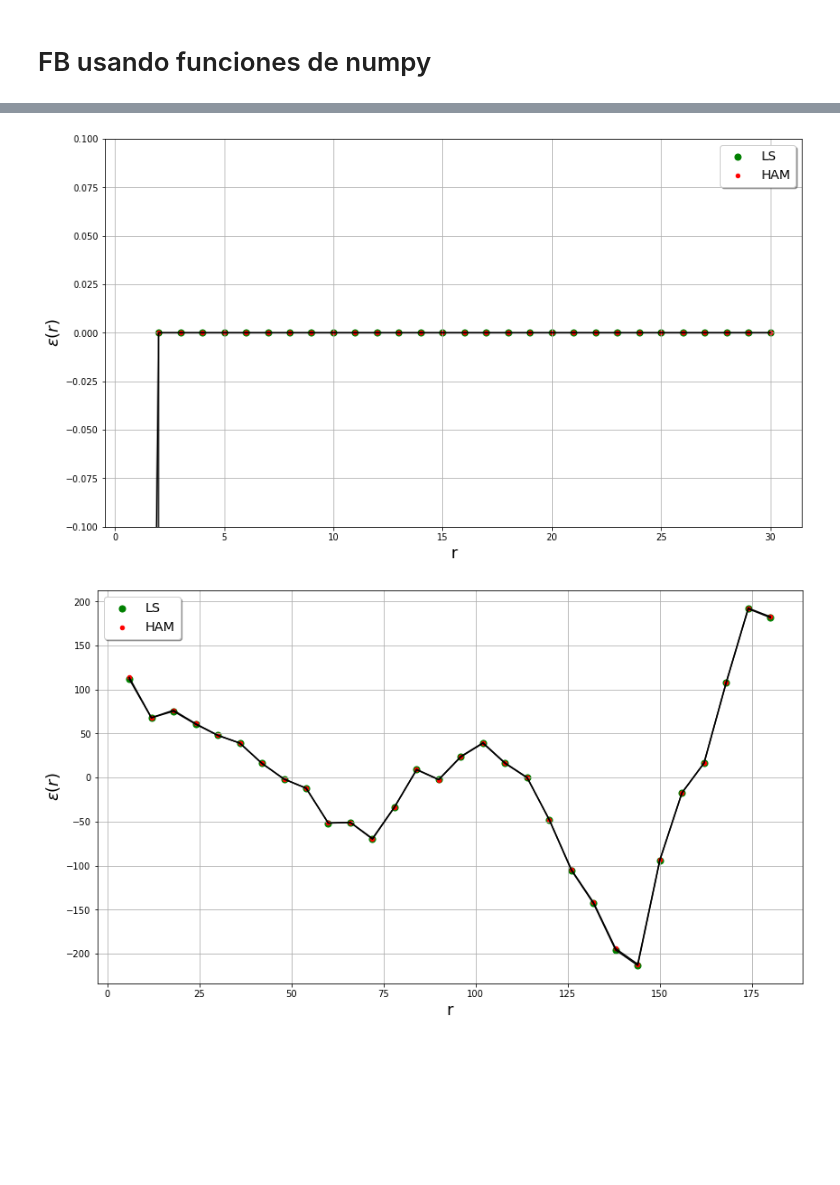
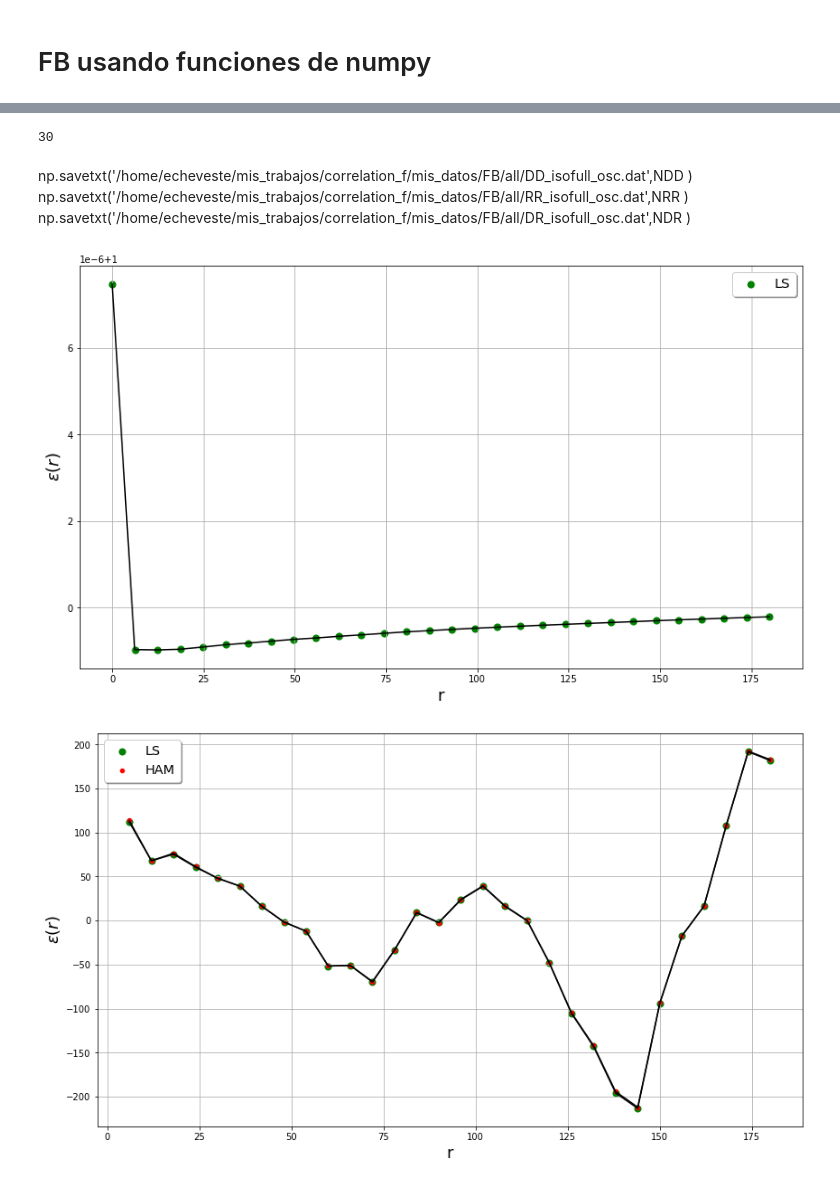
Before and after one commit to Oscar2401/funcion_correlacion, a Jupyter notebook: pythons/Pruebas_jupiter/Fuerza_bruta.ipynb, the cells around one changed output, grey strips where cells are left out. Saved outputs shown, nothing was run; the diff lists cells and outputs as text; code cells hidden in the pictures; blank space fills up the shorter version.

```diff
--- a/pythons/Pruebas_jupiter/Fuerza_bruta.ipynb
+++ b/pythons/Pruebas_jupiter/Fuerza_bruta.ipynb
@@ -11,8 +11,8 @@ from scipy.spatial.distance import pdist
 # %% [markdown]
 # Fuerza Bruta
 # %%
-datos  = pd.read_csv('/home/echeveste/mis_trabajos/correlation_f_2/datos/dat_glx/data.dat', sep = ' ', header=None)
-aleat = pd.read_csv('/home/echeveste/mis_trabajos/correlation_f_2/datos/dat_glx/rand0.dat',sep = ' ', header=None)
+datos  = pd.read_csv('/home/echeveste/mis_trabajos/correlation_f_2/funcion_correlacion/datos/dat_glx/data.dat', sep = ' ', header=None)
+aleat = pd.read_csv('/home/echeveste/mis_trabajos/correlation_f_2/funcion_correlacion/datos/dat_glx/rand0.dat',sep = ' ', header=None)
 # %%
 print('número de datos: ', len(datos[0]))
 print('número de datos random: ', len(aleat[0]))
@@ -343,19 +319,34 @@ np.savetxt('/home/echeveste/mis_trabajos/correlation_f/mis_datos/FB/all/DR_isofu
+# %%
+N = 1000*len(dat)
+V = 250*250*250
+r = np.linspace(0,180,30)
+dr = r[1]-r[0]
+v_r = (4*np.pi/3)*((r+dr/2)**3 - (r-dr/2)**3)
+NRR = (N**2/V)*v_r
+# %%
+len(NDD)
+# %% [output]
+30
+# %% [markdown]
+np.savetxt('/home/echeveste/mis_trabajos/correlation_f/mis_datos/FB/all/DD_isofull_osc.dat',NDD )
+np.savetxt('/home/echeveste/mis_trabajos/correlation_f/mis_datos/FB/all/RR_isofull_osc.dat',NRR )
+np.savetxt('/home/echeveste/mis_trabajos/correlation_f/mis_datos/FB/all/DR_isofull_osc.dat',NDR )
 # %%
 eps_LS = estim_LS(NDD, NRR, NDR)
 eps_HAM = estim_HAM(NDD, NRR, NDR)
 # %%
 fig = plt.figure(figsize=(14,8))
-plt.scatter(r[1:],eps_LS, s=50, c='g',label='LS')
-plt.scatter(r[1:],eps_HAM, s=20, c='r',label='HAM')
-plt.plot(r[1:],eps_LS,'k-')
-plt.plot(r[1:],eps_HAM,'k-')
-plt.ylim(-0.1,0.1)
+plt.scatter(r,eps_LS, s=50, c='g',label='LS')
+#plt.scatter(r,eps_HAM, s=20, c='r',label='HAM')
+plt.plot(r,eps_LS,'k-')
+#plt.plot(r,eps_HAM,'k-')
+#plt.ylim(-0.1,0.1)
 plt.xlabel('r',fontsize=18)
 plt.ylabel('$\epsilon(r)$',fontsize=18)
 plt.legend(shadow=True, fontsize='x-large')
 plt.grid();
 # %% [output]
-[figure, old version]
+[figure, new version]
 # %%
 fig = plt.figure(figsize=(14,8))
 #plt.scatter(r[1:],r[1:]**2*eps_PH, s=50, c='b',label='PH')
```
Also changed, not shown: parts of 6 cells of this notebook, 28 other files.
